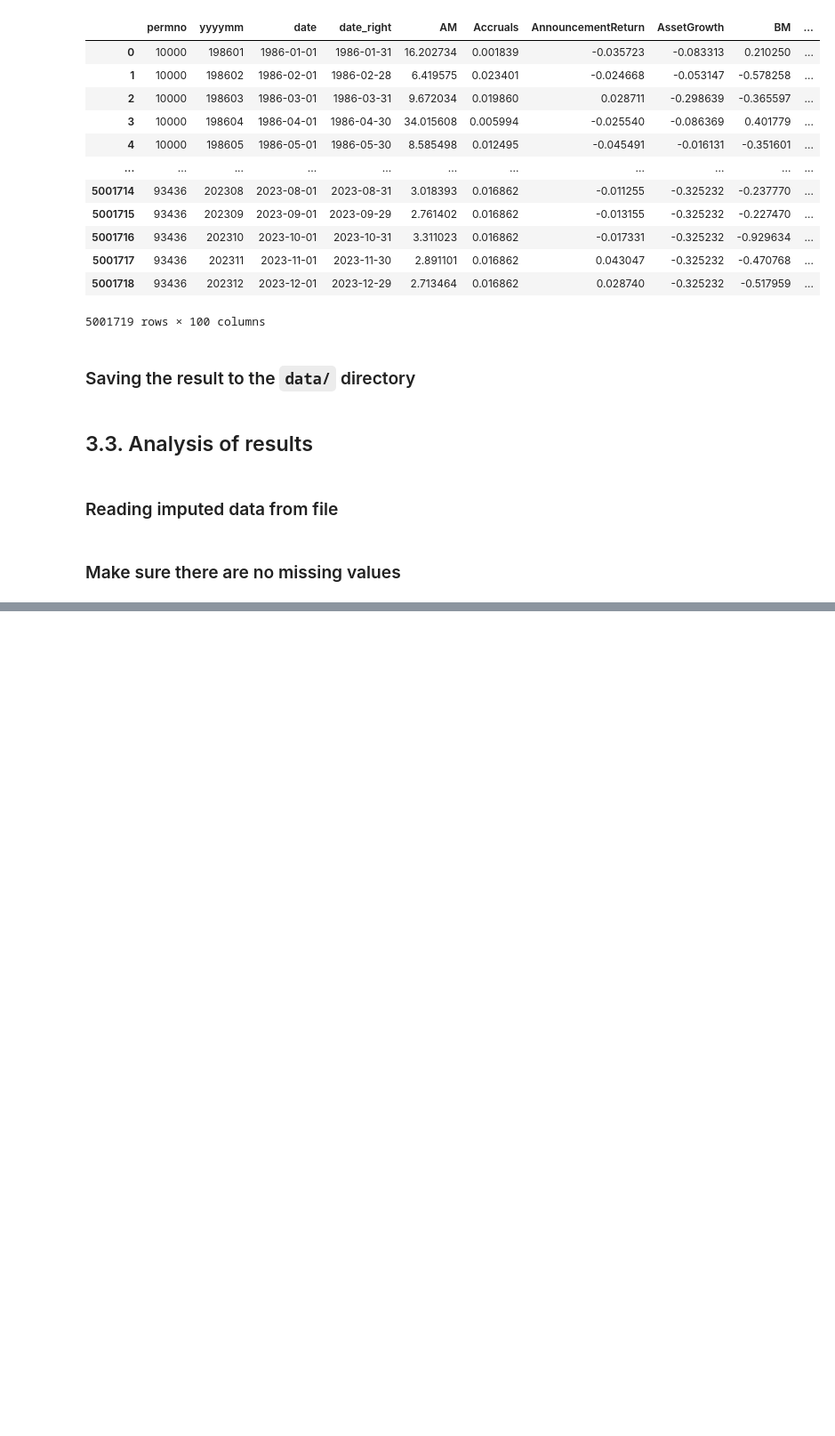
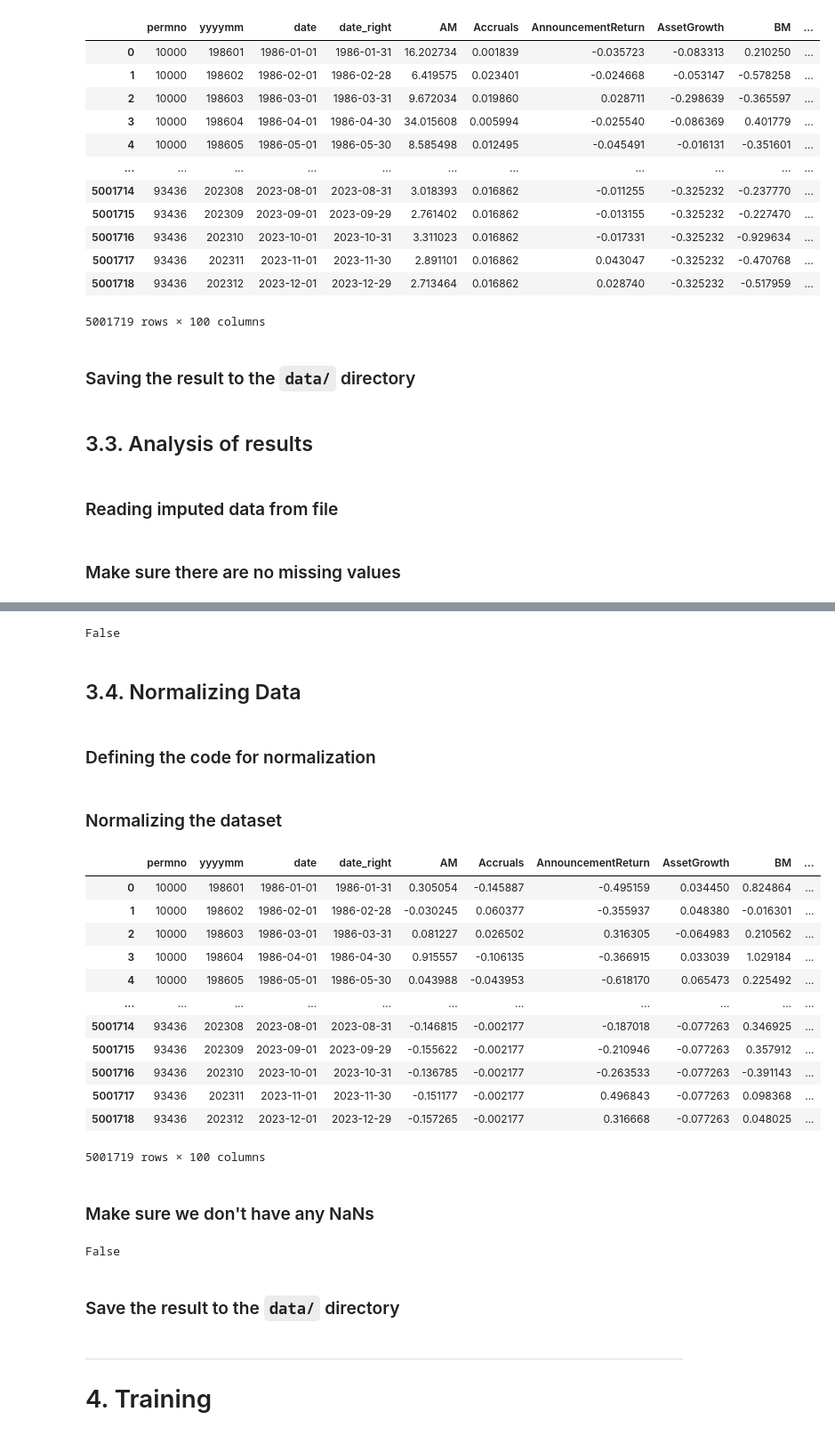
Before and after one commit to NicolasAlmerge/FIN407FinalProject, a Jupyter notebook: Predictors.ipynb, the cells around one changed output, grey strips where cells are left out. Shown: that part at 89% size. Cells and saved outputs as stored; diff of their text form; code cells hidden in the pictures; blank space fills up the shorter version.

Commit message:
Added normalization

```diff
--- a/Predictors.ipynb
+++ b/Predictors.ipynb
@@ -371,0 +365,42 @@ No missing values!
+# %%
+has_any_na(full_data_imputed)
+# %% [output]
+False
+# %% [markdown]
+## 3.4. Normalizing Data
+# %% [markdown]
+### Defining the code for normalization
+# %%
+NON_VALUE_ATTRIBUTES = ["permno", "yyyymm", "date", "date_right"]
+
+def normalize(df: pd.DataFrame, /) -> pd.DataFrame:
+    dropped_df = df.drop(columns=NON_VALUE_ATTRIBUTES)
+    scaled_df = StandardScaler().fit_transform(dropped_df)
+    return pd.concat([df[NON_VALUE_ATTRIBUTES], pd.DataFrame(scaled_df, columns=dropped_df.columns)], axis=1)
+# %% [markdown]
+### Normalizing the dataset
+# %%
+full_data_imputed_scaled = normalize(full_data_imputed)
+full_data_imputed_scaled
+# %% [output]
+|  | permno | yyyymm | date | date_right | AM | Accruals | AnnouncementReturn | AssetGrowth | BM | ... |
+| 0 | 10000 | 198601 | 1986-01-01 | 1986-01-31 | 0.305054 | -0.145887 | -0.495159 | 0.034450 | 0.824864 | ... |
+| 1 | 10000 | 198602 | 1986-02-01 | 1986-02-28 | -0.030245 | 0.060377 | -0.355937 | 0.048380 | -0.016301 | ... |
+| 2 | 10000 | 198603 | 1986-03-01 | 1986-03-31 | 0.081227 | 0.026502 | 0.316305 | -0.064983 | 0.210562 | ... |
+| 3 | 10000 | 198604 | 1986-04-01 | 1986-04-30 | 0.915557 | -0.106135 | -0.366915 | 0.033039 | 1.029184 | ... |
+| 4 | 10000 | 198605 | 1986-05-01 | 1986-05-30 | 0.043988 | -0.043953 | -0.618170 | 0.065473 | 0.225492 | ... |
+| ... | ... | ... | ... | ... | ... | ... | ... | ... | ... | ... |
+| 5001714 | 93436 | 202308 | 2023-08-01 | 2023-08-31 | -0.146815 | -0.002177 | -0.187018 | -0.077263 | 0.346925 | ... |
+| 5001715 | 93436 | 202309 | 2023-09-01 | 2023-09-29 | -0.155622 | -0.002177 | -0.210946 | -0.077263 | 0.357912 | ... |
+| 5001716 | 93436 | 202310 | 2023-10-01 | 2023-10-31 | -0.136785 | -0.002177 | -0.263533 | -0.077263 | -0.391143 | ... |
+| 5001717 | 93436 | 202311 | 2023-11-01 | 2023-11-30 | -0.151177 | -0.002177 | 0.496843 | -0.077263 | 0.098368 | ... |
+| 5001718 | 93436 | 202312 | 2023-12-01 | 2023-12-29 | -0.157265 | -0.002177 | 0.316668 | -0.077263 | 0.048025 | ... |
+5001719 rows × 100 columns
+# %% [markdown]
+### Make sure we don't have any NaNs
+# %%
+has_any_na(full_data_imputed_scaled)
+# %% [output]
+False
+# %% [markdown]
+### Save the result to the `data/` directory
@@ -371,0 +409,4 @@ No missing values!
+# %% [markdown]
+<hr>
+
+# 4. Training
```
Also changed, not shown: parts of 4 cells of this notebook, 1 other file.
